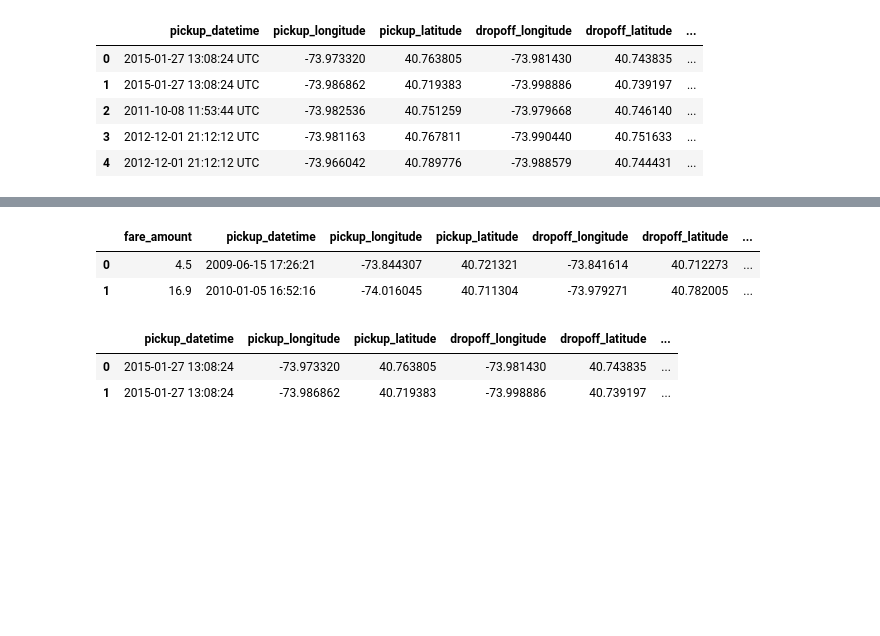
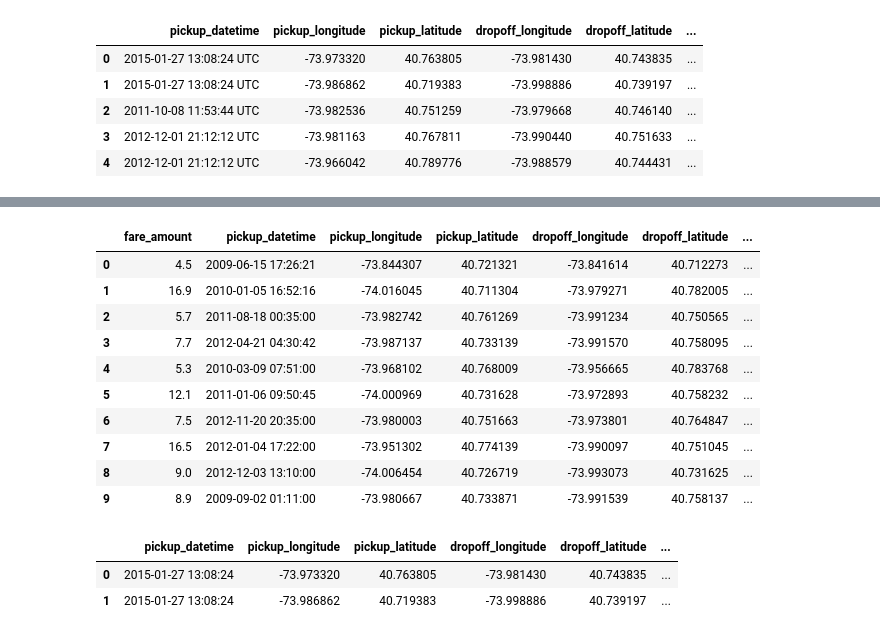
Before and after one commit to dagnert/BigData_Project, a Jupyter notebook: BigData.ipynb, the cells around one changed output, grey strips where cells are left out. Drawn from its saved outputs; the diff is of its cells as text; code cells hidden in the pictures; blank space fills up the shorter version.

```diff
--- a/BigData.ipynb
+++ b/BigData.ipynb
@@ -186,11 +252,19 @@ max       5385.932617
 Name: distance, dtype: float64
 # %%
 #check if everything worked
-train.head(2)
+train.head(10)
 # %% [output]
 |  | fare_amount | pickup_datetime | pickup_longitude | pickup_latitude | dropoff_longitude | dropoff_latitude | ... |
 | 0 | 4.5 | 2009-06-15 17:26:21 | -73.844307 | 40.721321 | -73.841614 | 40.712273 | ... |
 | 1 | 16.9 | 2010-01-05 16:52:16 | -74.016045 | 40.711304 | -73.979271 | 40.782005 | ... |
+| 2 | 5.7 | 2011-08-18 00:35:00 | -73.982742 | 40.761269 | -73.991234 | 40.750565 | ... |
+| 3 | 7.7 | 2012-04-21 04:30:42 | -73.987137 | 40.733139 | -73.991570 | 40.758095 | ... |
+| 4 | 5.3 | 2010-03-09 07:51:00 | -73.968102 | 40.768009 | -73.956665 | 40.783768 | ... |
+| 5 | 12.1 | 2011-01-06 09:50:45 | -74.000969 | 40.731628 | -73.972893 | 40.758232 | ... |
+| 6 | 7.5 | 2012-11-20 20:35:00 | -73.980003 | 40.751663 | -73.973801 | 40.764847 | ... |
+| 7 | 16.5 | 2012-01-04 17:22:00 | -73.951302 | 40.774139 | -73.990097 | 40.751045 | ... |
+| 8 | 9.0 | 2012-12-03 13:10:00 | -74.006454 | 40.726719 | -73.993073 | 40.731625 | ... |
+| 9 | 8.9 | 2009-09-02 01:11:00 | -73.980667 | 40.733871 | -73.991539 | 40.758137 | ... |
 # %%
 test.head(2)
 # %% [output]
```
Also changed, not shown: parts of 33 cells of this notebook.
